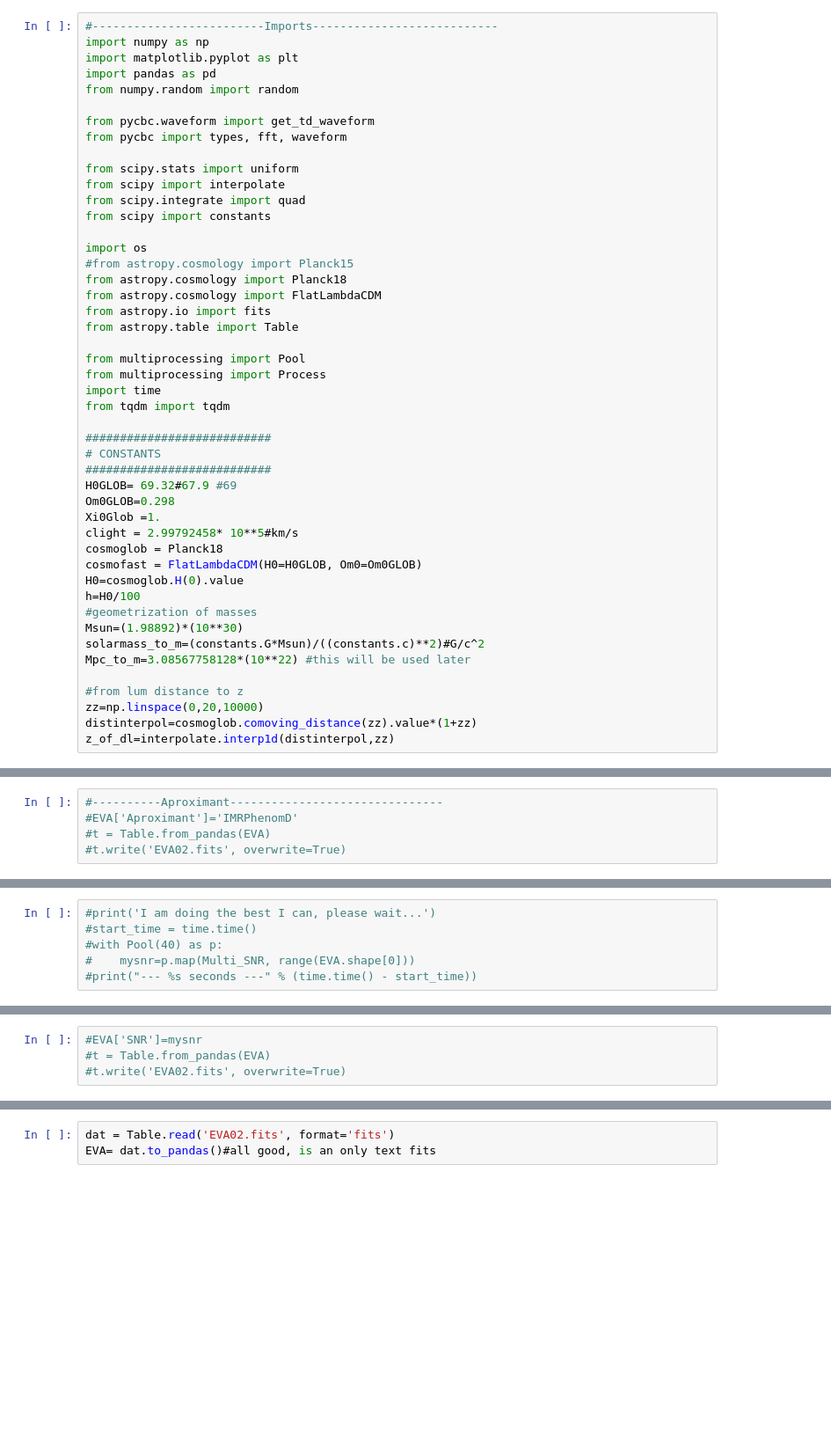
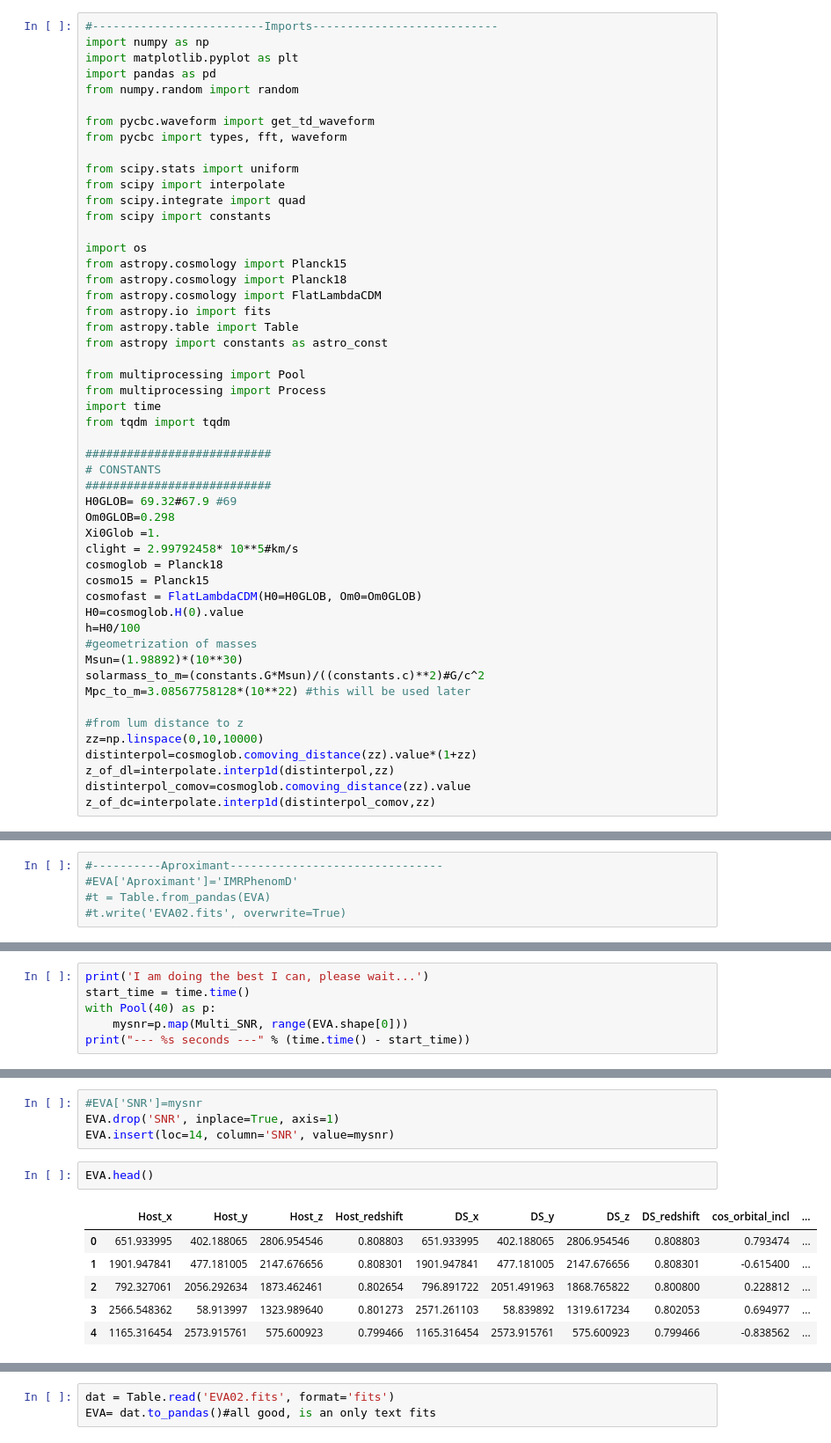
Before and after one commit to RCianca/DarkSirensStat, a Jupyter notebook: DSCatalogueCreator/DecisionMaker.ipynb, the cells around one changed output, grey strips where cells are left out. Shown: that part at 88% size. Drawn from its saved outputs; the diff is of its cells as text; blank space fills up the shorter version.

```diff
--- a/DSCatalogueCreator/DecisionMaker.ipynb
+++ b/DSCatalogueCreator/DecisionMaker.ipynb
@@ -14,11 +14,12 @@ from scipy.integrate import quad
 from scipy import constants
 
 import os
-#from astropy.cosmology import Planck15
+from astropy.cosmology import Planck15
 from astropy.cosmology import Planck18
 from astropy.cosmology import FlatLambdaCDM
 from astropy.io import fits
 from astropy.table import Table
+from astropy import constants as astro_const
 
 from multiprocessing import Pool
 from multiprocessing import Process
@@ -33,6 +34,7 @@ Om0GLOB=0.298
 Xi0Glob =1.
 clight = 2.99792458* 10**5#km/s
 cosmoglob = Planck18
+cosmo15 = Planck15
 cosmofast = FlatLambdaCDM(H0=H0GLOB, Om0=Om0GLOB)
 H0=cosmoglob.H(0).value
 h=H0/100
@@ -42,9 +44,11 @@ solarmass_to_m=(constants.G*Msun)/((constants.c)**2)#G/c^2
 Mpc_to_m=3.08567758128*(10**22) #this will be used later
 
 #from lum distance to z
-zz=np.linspace(0,20,10000)
+zz=np.linspace(0,10,10000)
 distinterpol=cosmoglob.comoving_distance(zz).value*(1+zz)
 z_of_dl=interpolate.interp1d(distinterpol,zz)
+distinterpol_comov=cosmoglob.comoving_distance(zz).value
+z_of_dc=interpolate.interp1d(distinterpol_comov,zz)
 # %%
 def phi_from_cart(x,y):
     if(x>0):
@@ -214,6 +269,6 @@ zz=EVA['DS_redshift']
 # %%
-#print('I am doing the best I can, please wait...')
-#start_time = time.time()
-#with Pool(40) as p:
-#    mysnr=p.map(Multi_SNR, range(EVA.shape[0]))
-#print("--- %s seconds ---" % (time.time() - start_time))
+print('I am doing the best I can, please wait...')
+start_time = time.time()
+with Pool(40) as p:
+    mysnr=p.map(Multi_SNR, range(EVA.shape[0]))
+print("--- %s seconds ---" % (time.time() - start_time))
@@ -220,4 +295,13 @@ zz=EVA['DS_redshift']
 # %%
 #EVA['SNR']=mysnr
-#t = Table.from_pandas(EVA)
-#t.write('EVA02.fits', overwrite=True)
+EVA.drop('SNR', inplace=True, axis=1)
+EVA.insert(loc=14, column='SNR', value=mysnr)
+# %%
+EVA.head()
+# %% [output]
+|  | Host_x | Host_y | Host_z | Host_redshift | DS_x | DS_y | DS_z | DS_redshift | cos_orbital_incl | ... |
+| 0 | 651.933995 | 402.188065 | 2806.954546 | 0.808803 | 651.933995 | 402.188065 | 2806.954546 | 0.808803 | 0.793474 | ... |
+| 1 | 1901.947841 | 477.181005 | 2147.676656 | 0.808301 | 1901.947841 | 477.181005 | 2147.676656 | 0.808301 | -0.615400 | ... |
+| 2 | 792.327061 | 2056.292634 | 1873.462461 | 0.802654 | 796.891722 | 2051.491963 | 1868.765822 | 0.800800 | 0.228812 | ... |
+| 3 | 2566.548362 | 58.913997 | 1323.989640 | 0.801273 | 2571.261103 | 58.839892 | 1319.617234 | 0.802053 | 0.694977 | ... |
+| 4 | 1165.316454 | 2573.915761 | 575.600923 | 0.799466 | 1165.316454 | 2573.915761 | 575.600923 | 0.799466 | -0.838562 | ... |
```
Also changed, not shown: parts of 28 cells of this notebook, 4 other files.
